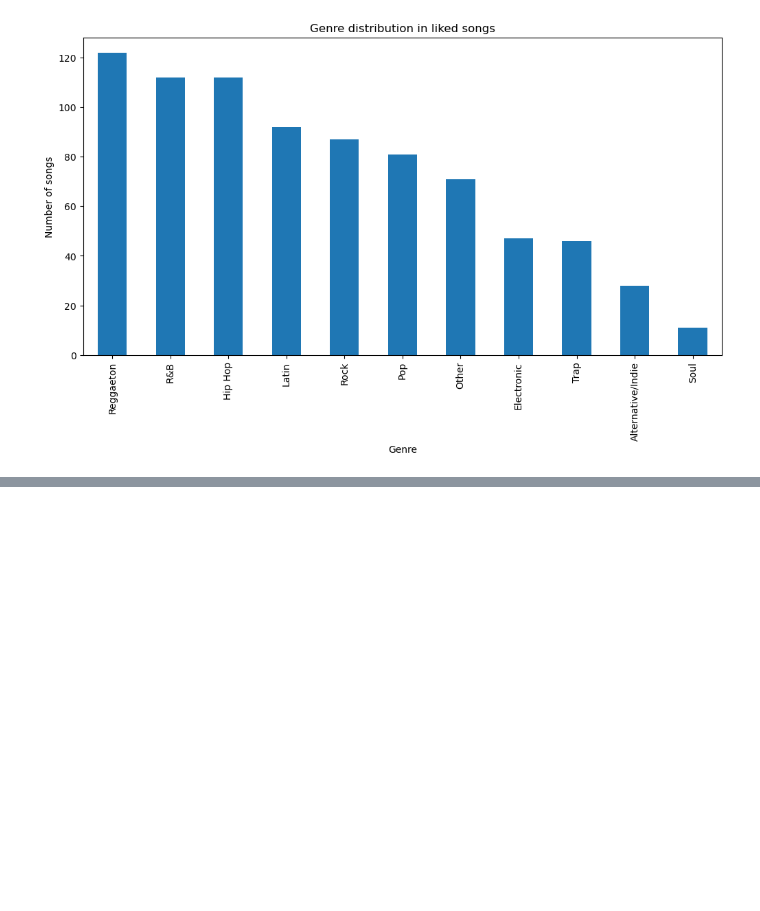
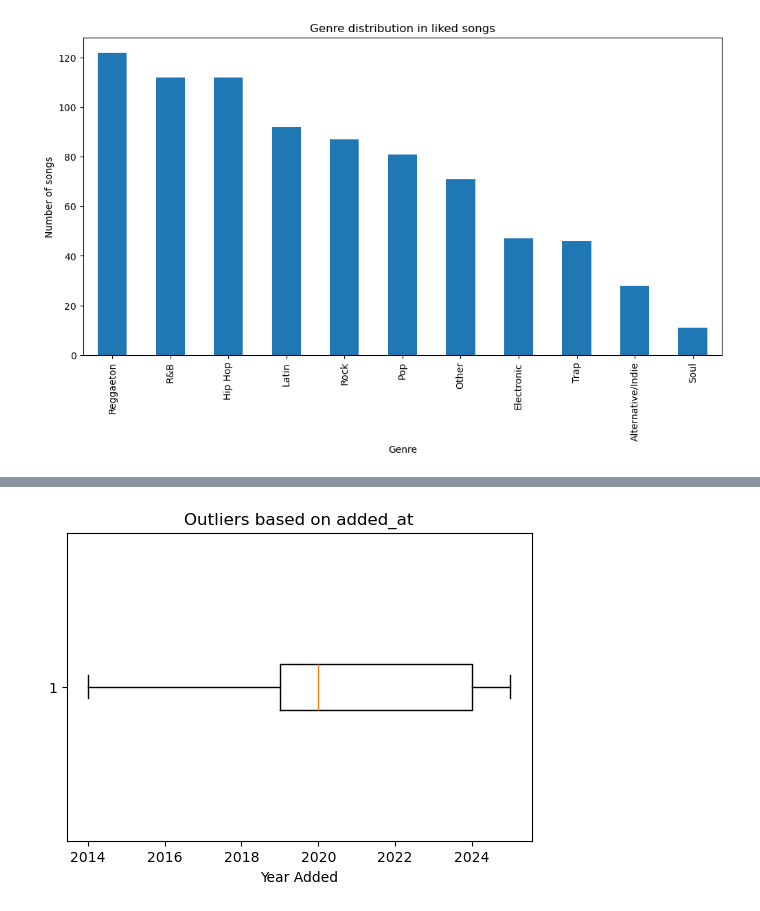
Before and after one commit to Zurita02/Spotify-EDA, a Jupyter notebook: spotify.ipynb, the cells around one changed output, grey strips where cells are left out. Drawn from its saved outputs; the diff is of its cells as text; code cells hidden in the pictures; blank space fills up the shorter version.

Commit message:
Added some cleaning and transformations. Also I deep dived on the data and started to analyze it.

```diff
--- a/spotify.ipynb
+++ b/spotify.ipynb
@@ -343,3 +347,26 @@ df_likes.head()
 | 2 | 07DOGcAf5wXvgT2dCfbutE | Mala Mía | Mori | Mala Mía | Unknown | 40 | 255581 | False | 2025-09-20T20:03:24Z | 2024-04-25 | ... |
 | 3 | 4ab39A1ehnZyegM1D9ca3C | RIDE | AntoneNow | GREY MATTER | Unknown | 48 | 165107 | False | 2025-09-20T20:02:24Z | 2024-10-04 | ... |
 | 4 | 2n1MTLCis6qPSDKdr5XSDI | Oh Qué Será? | Willie Colón | Greatest Hits | [salsa, merengue, son cubano] | 72 | 304200 | False | 2025-09-20T19:40:33Z | 2008-02-26 | ... |
+# %%
+# Cleaning cases where released date is not complete
+def parse_release(date):
+    try:
+        return pd.to_datetime(date)
+    except:
+        if len(str(date)) == 4:  # caso solo año
+            return pd.to_datetime(f"{date}-01-01")
+        return pd.NaT
+
+df_likes['released'] = df_likes['released'].apply(parse_release)
+# %%
+# Detect outliers in added_at column
+
+years_added = df_likes['added_at'].dt.year
+
+plt.figure(figsize=(6,4))
+plt.boxplot(years_added, vert=False)
+plt.xlabel("Year Added")
+plt.title("Outliers based on added_at")
+plt.show()
+# %% [output]
+[figure, added]
```
Also changed, not shown: parts of 24 cells of this notebook.
